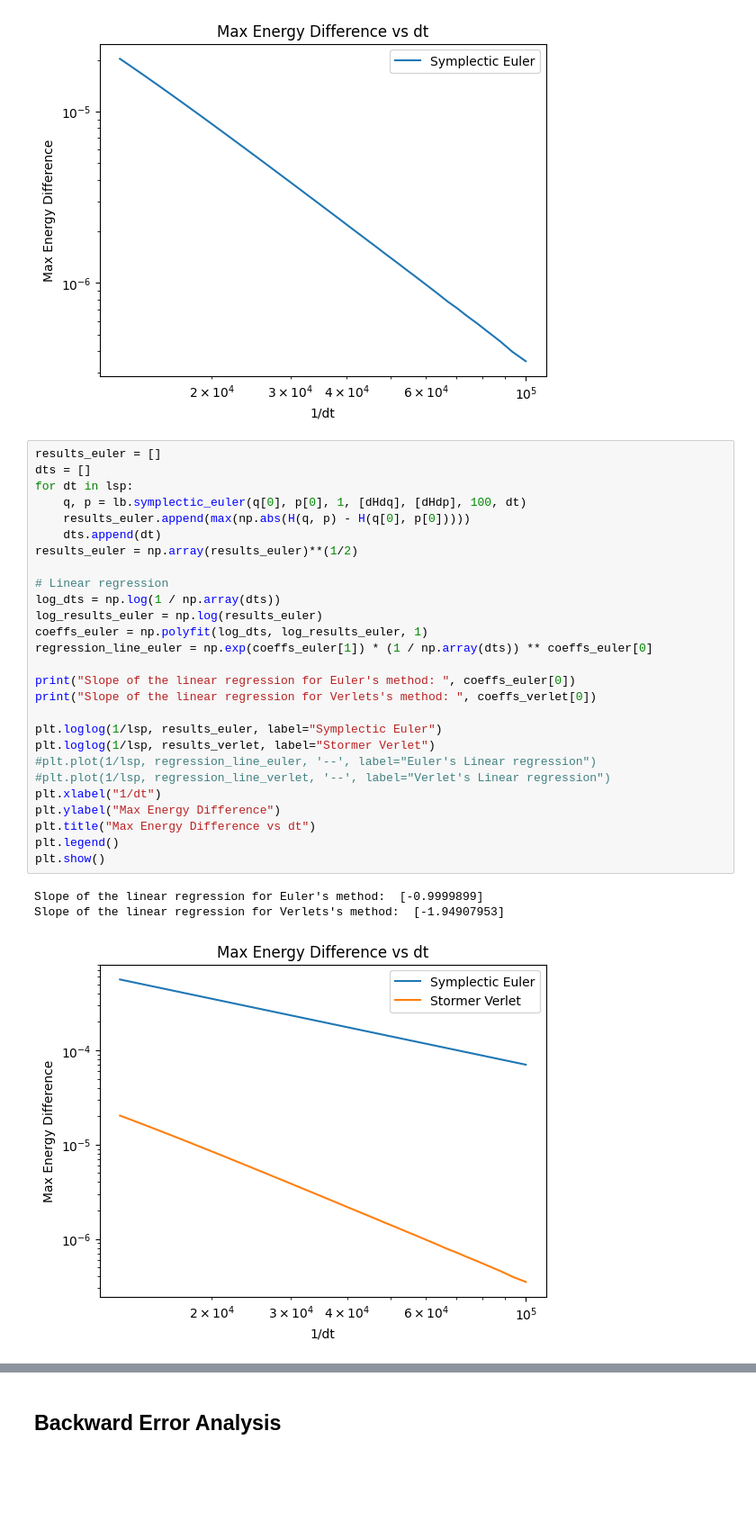
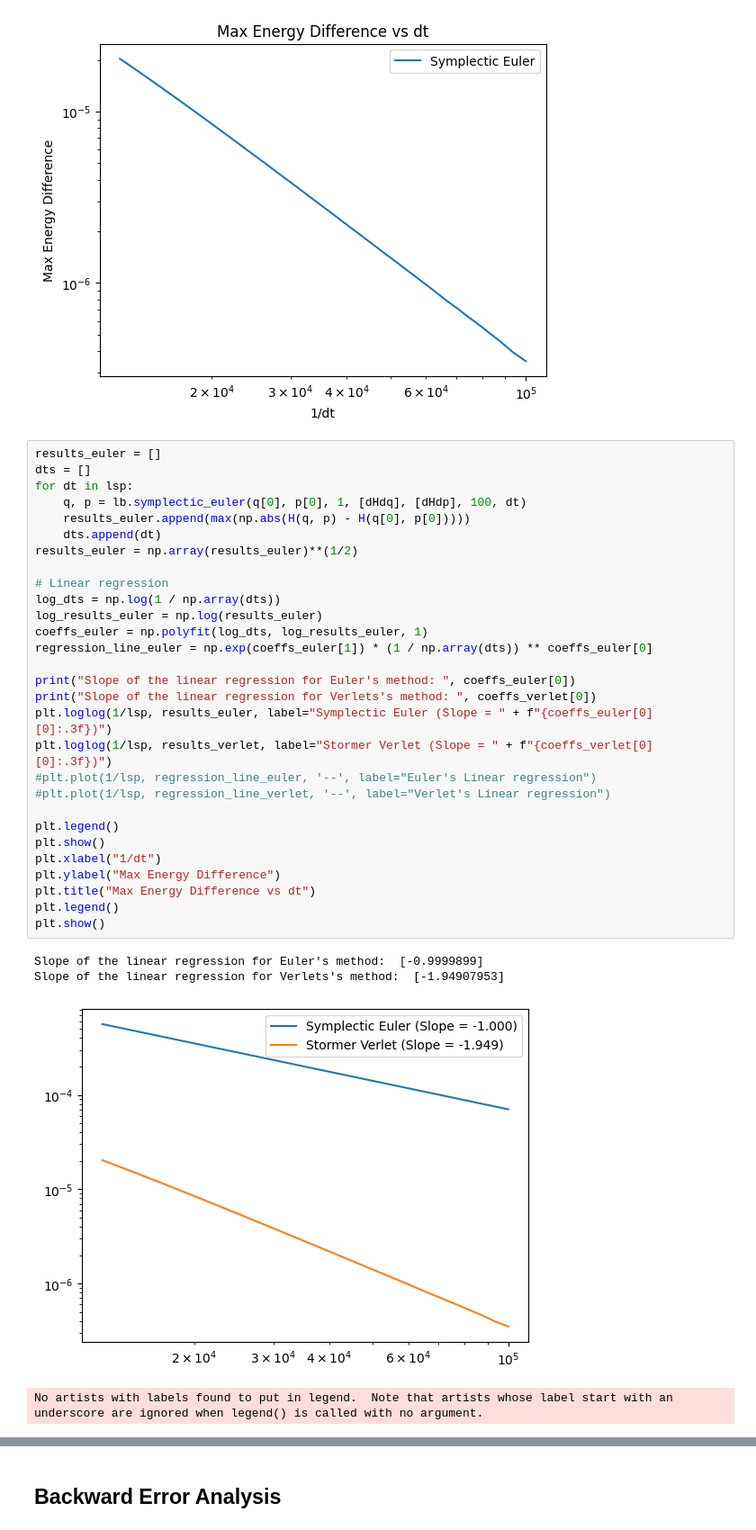
Before and after one commit to AlffonsoMV/PAMSProject, a Jupyter notebook: Code/Chapter 2/2.2/stormer_verlet_method.ipynb, the cells around one changed output, grey strips where cells are left out. Shown at 90% size. Cells and saved outputs as stored; diff of their text form; blank space fills up the shorter version.

```diff
--- a/Code/Chapter 2/2.2/stormer_verlet_method.ipynb
+++ b/Code/Chapter 2/2.2/stormer_verlet_method.ipynb
@@ -101,31 +101,34 @@ Slope of the linear regression for Verlets's method:  [-1.94907953]
 # %%
 results_euler = []
 dts = []
 for dt in lsp:
     q, p = lb.symplectic_euler(q[0], p[0], 1, [dHdq], [dHdp], 100, dt)
     results_euler.append(max(np.abs(H(q, p) - H(q[0], p[0]))))
     dts.append(dt)
 results_euler = np.array(results_euler)**(1/2)
 
 # Linear regression
 log_dts = np.log(1 / np.array(dts))
 log_results_euler = np.log(results_euler)
 coeffs_euler = np.polyfit(log_dts, log_results_euler, 1)
 regression_line_euler = np.exp(coeffs_euler[1]) * (1 / np.array(dts)) ** coeffs_euler[0]
 
 print("Slope of the linear regression for Euler's method: ", coeffs_euler[0])
 print("Slope of the linear regression for Verlets's method: ", coeffs_verlet[0])
-
-plt.loglog(1/lsp, results_euler, label="Symplectic Euler")
-plt.loglog(1/lsp, results_verlet, label="Stormer Verlet")
+plt.loglog(1/lsp, results_euler, label="Symplectic Euler (Slope = " + f"{coeffs_euler[0][0]:.3f})")
+plt.loglog(1/lsp, results_verlet, label="Stormer Verlet (Slope = " + f"{coeffs_verlet[0][0]:.3f})")
 #plt.plot(1/lsp, regression_line_euler, '--', label="Euler's Linear regression")
 #plt.plot(1/lsp, regression_line_verlet, '--', label="Verlet's Linear regression")
+
+plt.legend()
+plt.show()
 plt.xlabel("1/dt")
 plt.ylabel("Max Energy Difference")
 plt.title("Max Energy Difference vs dt")
 plt.legend()
 plt.show()
 # %% [output]
 Slope of the linear regression for Euler's method:  [-0.9999899]
 Slope of the linear regression for Verlets's method:  [-1.94907953]
-[figure, old version]
+[figure, new version]
+No artists with labels found to put in legend.  Note that artists whose label start with an underscore are ignored when legend() is called with no argument.
```
Also changed, not shown: parts of 1 cell of this notebook, 21 other files.
